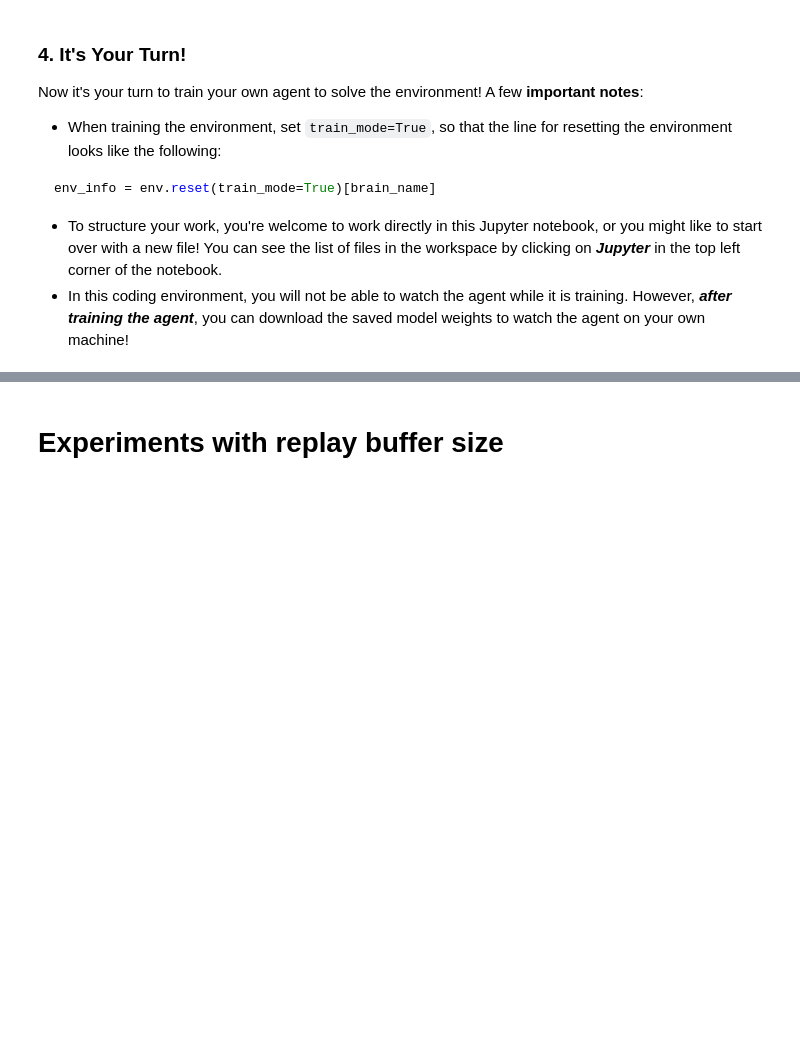
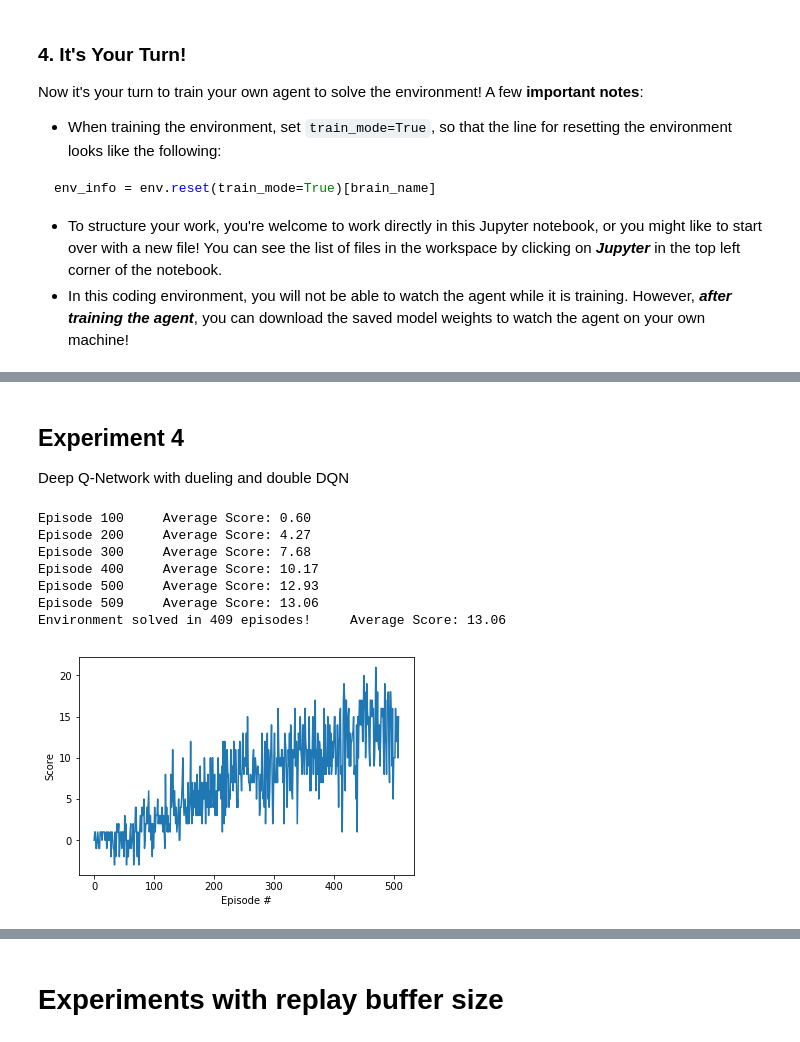
Before and after one commit to bkocis/DRLND_Pr_1_Navigation, a Jupyter notebook: Navigation.ipynb, the cells around one changed output, grey strips where cells are left out. Saved outputs shown, nothing was run; the diff lists cells and outputs as text; code cells hidden in the pictures; blank space fills up the shorter version.

```diff
--- a/Navigation.ipynb
+++ b/Navigation.ipynb
@@ -225,0 +237,17 @@ Environment solved in 373 episodes!     Average Score: 13.00
+# %% [markdown]
+## Experiment 4
+
+Deep Q-Network with dueling and double DQN
+# %%
+agent = Agent(state_size, action_size, seed=0, dueling=True, ddqn=True )
+
+scores = dqn('e4-dueling+ddqn.pth'); plot_scores(scores)
+# %% [output]
+Episode 100     Average Score: 0.60
+Episode 200     Average Score: 4.27
+Episode 300     Average Score: 7.68
+Episode 400     Average Score: 10.17
+Episode 500     Average Score: 12.93
+Episode 509     Average Score: 13.06
+Environment solved in 409 episodes!     Average Score: 13.06
+[figure, added]
```
Also changed, not shown: parts of 26 cells of this notebook, 5 other files.
